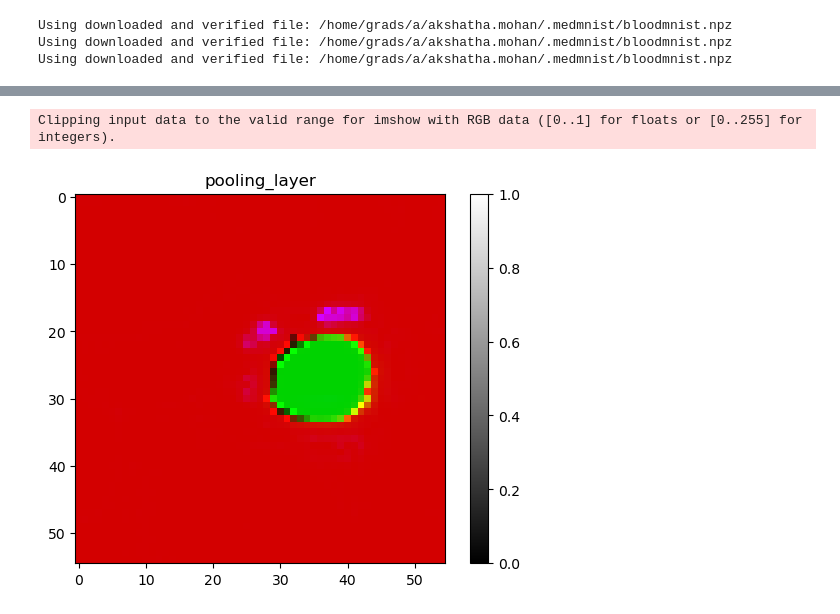
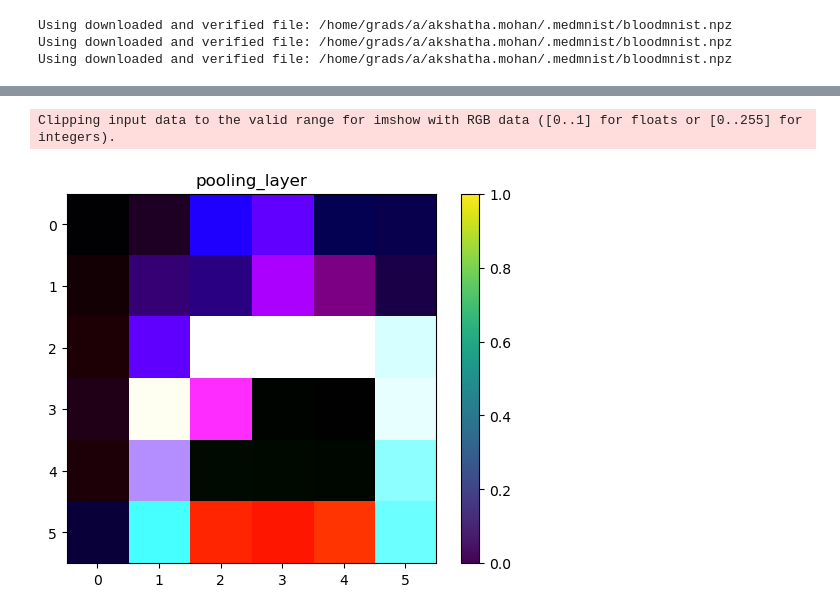
Before and after one commit to Advanced-Vision-and-Learning-Lab/2024_V4A_Lacunarity_Pooling_Layer, a Jupyter notebook: Utils/playground.ipynb, the cells around one changed output, grey strips where cells are left out. Saved outputs shown, nothing was run; the diff lists cells and outputs as text; code cells hidden in the pictures.

```diff
--- a/Utils/playground.ipynb
+++ b/Utils/playground.ipynb
@@ -420,19 +421,21 @@ class Global_Lacunarity(nn.Module):
         squared_x_tensor = x ** 2
 
         #Get number of samples
-        n_pts = np.prod(np.asarray(self.kernel))
+        n_pts = np.prod(np.asarray(x.shape[-2:]))
 
         #Compute numerator (n * sum of squared pixels) and denominator (squared sum of pixels)
         L_numerator = ((n_pts)**2) * (self.gap_layer(squared_x_tensor))
         L_denominator = (n_pts * self.gap_layer(x))**2
 
+        #Check global lacunarity value for equivalence
+        #global_lac_val = torch.var(x,dim=(-1,-2))/((torch.mean(x,dim=(-1,-2)))**2)
+
         #Lacunarity is L_numerator / L_denominator - 1
         x = (L_numerator / (L_denominator + self.eps)) - 1
-        y = lambda_param = 0.5  # Change the lambda parameter as needed
-        y = (torch.pow(x.abs() + 1, lambda_param) - 1) / lambda_param
+
 
         #pdb.set_trace()
-        return y
+        return x
 # %%
 images[120].shape
 # %% [output]
@@ -451,0 +469,14 @@ Clipping input data to the valid range for imshow with RGB data ([0..1] for floa
+# %%
+
+conv = nn.Conv2d(3, out_channels=3, kernel_size=3, stride=2)
+conv_output = conv(X)
+min_value = conv_output.min().item()
+max_value = conv_output.max().item()
+# Plot each feature map
+fig, ax = plt.subplots(1,conv.out_channels)
+for channel in range(0, conv.out_channels):
+    im = ax[channel].imshow(conv_output.permute(2,1,0).detach().numpy()[:,:,channel], vmin = min_value, vmax = max_value)
+    plt.colorbar(im,fraction=0.046, pad=0.04,ax=ax[channel])
+    ax[channel].set_title('Feature Map {}'.format(channel+1))
+plt.tight_layout()
+plt.show()
@@ -462,0 +495,13 @@ Clipping input data to the valid range for imshow with RGB data ([0..1] for floa
+# %%
+relu = nn.ReLU()
+relu_output = relu(conv_output)
+min_value = relu_output.min().item()
+max_value = relu_output.max().item()
+# Plot each feature map
+fig, ax = plt.subplots(1,conv.out_channels)
+for channel in range(0, conv.out_channels):
+    im = ax[channel].imshow(relu_output.permute(2,1,0).detach().numpy()[:,:,channel], vmin = min_value, vmax = max_value)
+    plt.colorbar(im,fraction=0.046, pad=0.04,ax=ax[channel])
+    ax[channel].set_title('Feature Map {}'.format(channel+1))
+plt.tight_layout()
+plt.show()
@@ -463,11 +510,12 @@ Clipping input data to the valid range for imshow with RGB data ([0..1] for floa
 # %%
-lac_pooling_layer = Global_Lacunarity(kernel=(2,2), stride=(2,2), padding=(0,0))
+lac_pooling_layer = Global_Lacunarity(kernel=(3,3), stride=(2,2), padding=(0,0))
 lac_pooling_output = lac_pooling_layer(relu_output)
+
 # Plot the image
-plt.imshow(torch.tensor(lac_pooling_output).permute(2,1,0).detach().numpy(), cmap='gray')
+plt.imshow(torch.tensor(lac_pooling_output).permute(2,1,0).detach().numpy())
 plt.colorbar()
 plt.title('pooling_layer')
 plt.show()
 # %% [output]
 Clipping input data to the valid range for imshow with RGB data ([0..1] for floats or [0..255] for integers).
-[figure, old version]
+[figure, new version]
```
Also changed, not shown: parts of 28 cells of this notebook, 17 other files.
